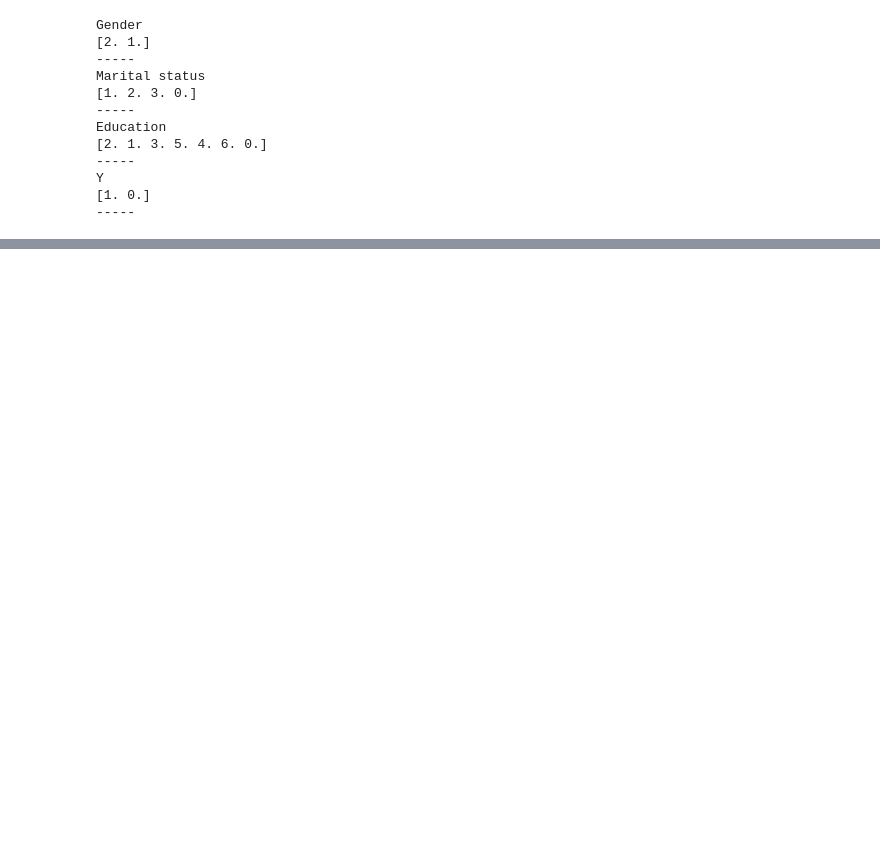
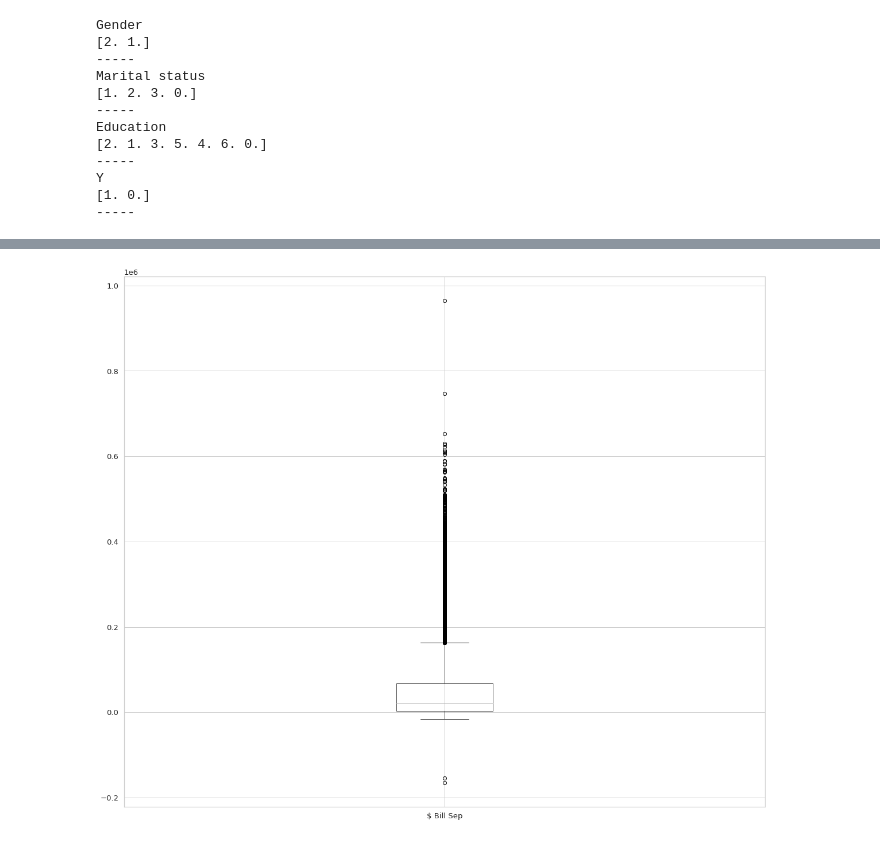
Before and after one commit to PosgradoMNA/actividades-de-aprendizaje-torhec1234, a Jupyter notebook: Actividad_semanal_6.ipynb, the cells around one changed output, grey strips where cells are left out. Cells and saved outputs as stored; diff of their text form; code cells hidden in the pictures; blank space fills up the shorter version.

```diff
--- a/Actividad_semanal_6.ipynb
+++ b/Actividad_semanal_6.ipynb
@@ -554,0 +728,4 @@ columnasTransformer = ColumnTransformer(
+# %%
+boxplot = ndf.boxplot(column=['$ Bill Sep'])
+# %% [output]
+[figure, added]
```
Also changed, not shown: parts of 42 cells of this notebook.
